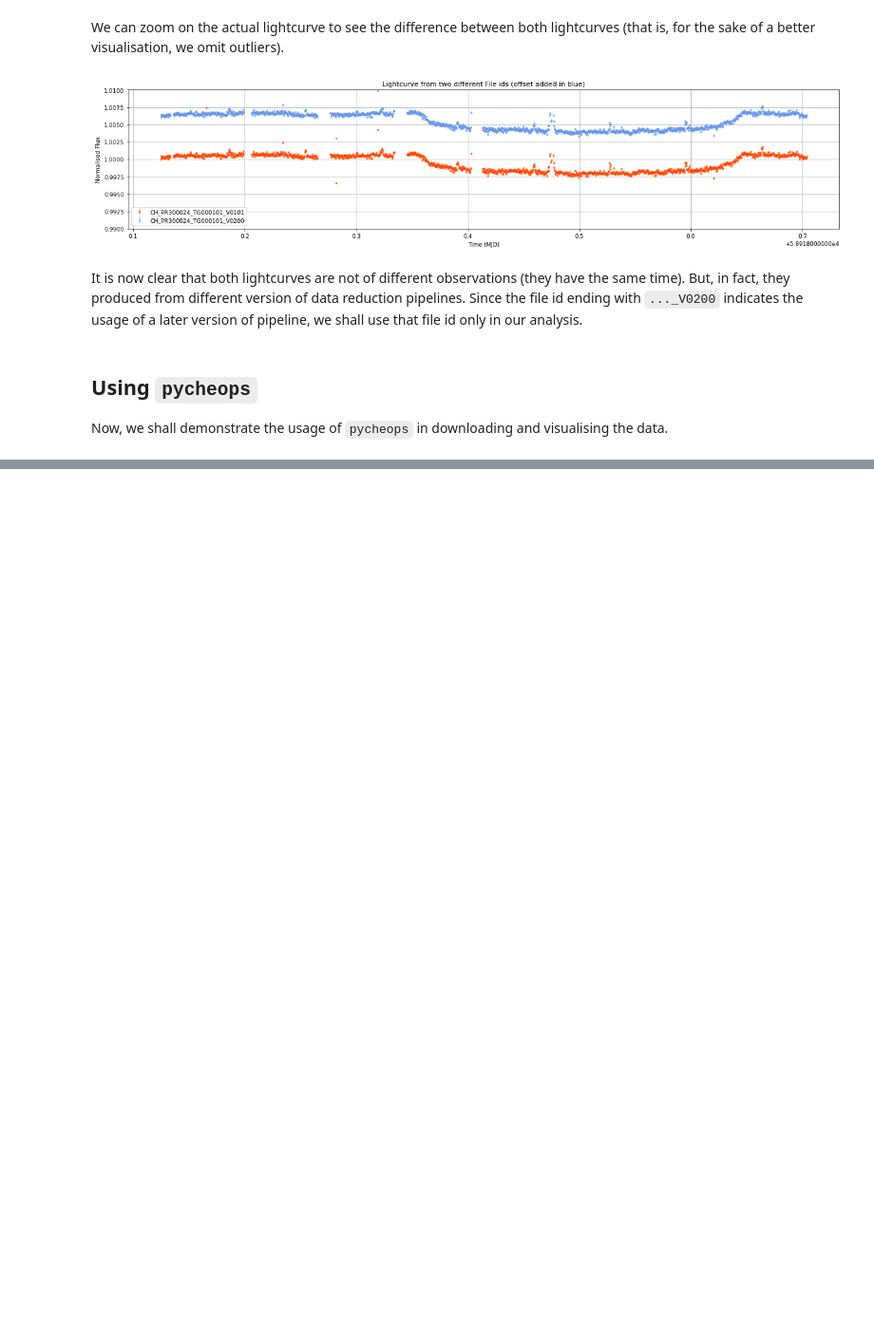
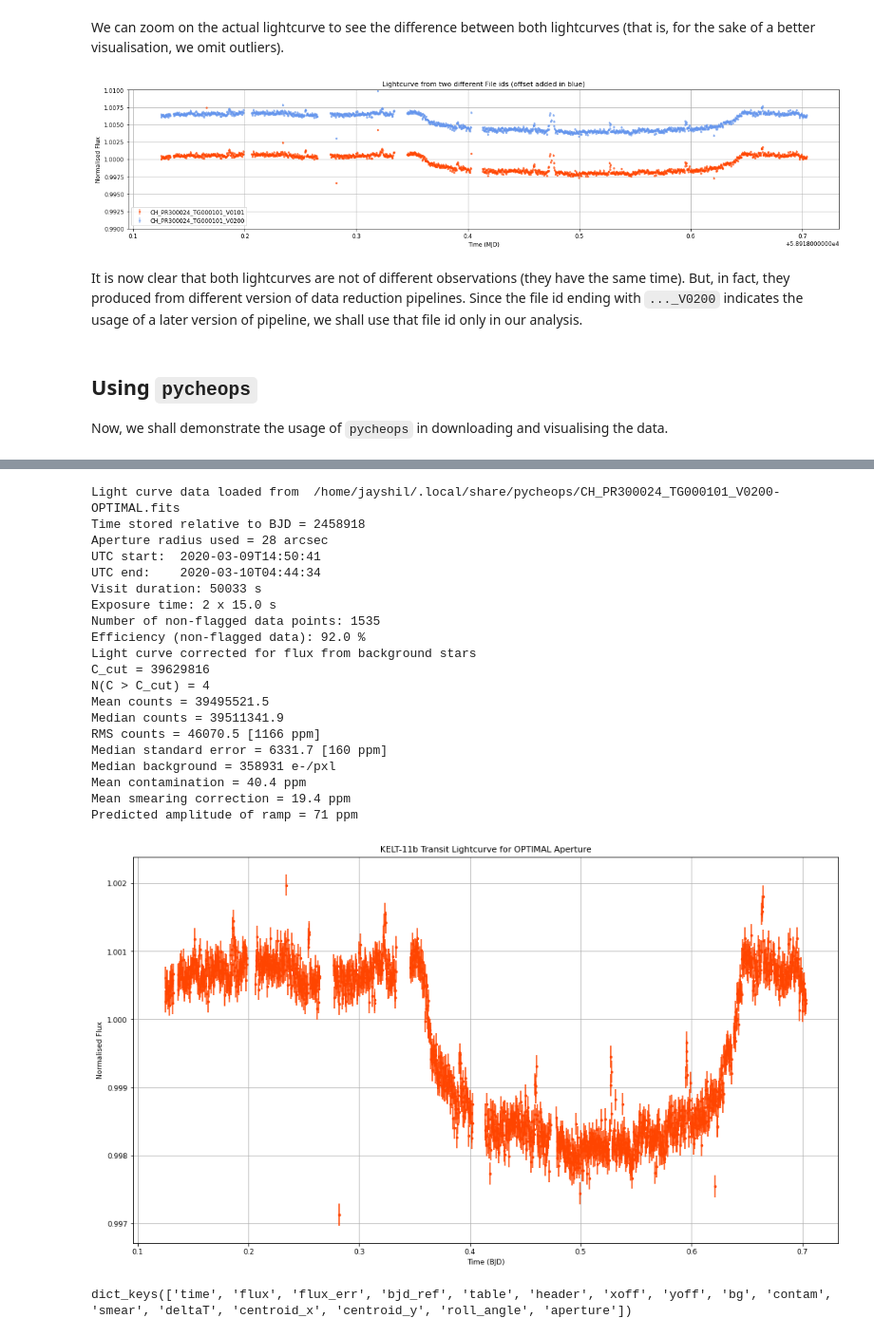
Before and after one commit to Jayshil/pycheops-tutorials, a Jupyter notebook: p1_kelt11.ipynb, the cells around one changed output, grey strips where cells are left out. Shown at 95% size. Drawn from its saved outputs; the diff is of its cells as text; code cells hidden in the pictures; blank space fills up the shorter version.

Commit message:
subarray loaded

```diff
--- a/p1_kelt11.ipynb
+++ b/p1_kelt11.ipynb
@@ -125,0 +138,43 @@ Extracting report from .tgz file ...
+# %%
+# To get lightcurves from
+# decontaminate is being used for omiting points with photon contamination from nearby sources
+# reject_highpoints arguments enables sigma-clipping
+# Return only lightcurve (meaning time, flux and flux_err)
+tim3, fl3, fle3 = dd.get_lightcurve(aperture='OPTIMAL', decontaminate=True, reject_highpoints=True)
+
+# Plotting the lightcurve
+plt.figure(figsize=(16,9))
+plt.errorbar(tim3, fl3, yerr=fle3, fmt='.', c='orangered')
+plt.xlabel('Time (BJD)')
+plt.ylabel('Normalised Flux')
+plt.title('KELT-11b Transit Lightcurve for OPTIMAL Aperture')
+#plt.ylim([0.9950, 1.0050])
+plt.grid()
+# %% [output]
+Light curve data loaded from  /home/jayshil/.local/share/pycheops/CH_PR300024_TG000101_V0200-OPTIMAL.fits
+Time stored relative to BJD = 2458918
+Aperture radius used = 28 arcsec
+UTC start:  2020-03-09T14:50:41
+UTC end:    2020-03-10T04:44:34
+Visit duration: 50033 s
+Exposure time: 2 x 15.0 s
+Number of non-flagged data points: 1535
+Efficiency (non-flagged data): 92.0 %
+Light curve corrected for flux from background stars
+C_cut = 39629816
+N(C > C_cut) = 4
+Mean counts = 39495521.5
+Median counts = 39511341.9
+RMS counts = 46070.5 [1166 ppm]
+Median standard error = 6331.7 [160 ppm]
+Median background = 358931 e-/pxl
+Mean contamination = 40.4 ppm
+Mean smearing correction = 19.4 ppm
+Predicted amplitude of ramp = 71 ppm
+[figure, added]
+# %%
+# This will give all the information hidden in the lightcurve such as roll-angle, smear etc.
+more_data = dd.lc
+more_data.keys()
+# %% [output]
+dict_keys(['time', 'flux', 'flux_err', 'bjd_ref', 'table', 'header', 'xoff', 'yoff', 'bg', 'contam', 'smear', 'deltaT', 'centroid_x', 'centroid_y', 'roll_angle', 'aperture'])
```
Also changed, not shown: parts of 7 cells of this notebook, 1 other file.
